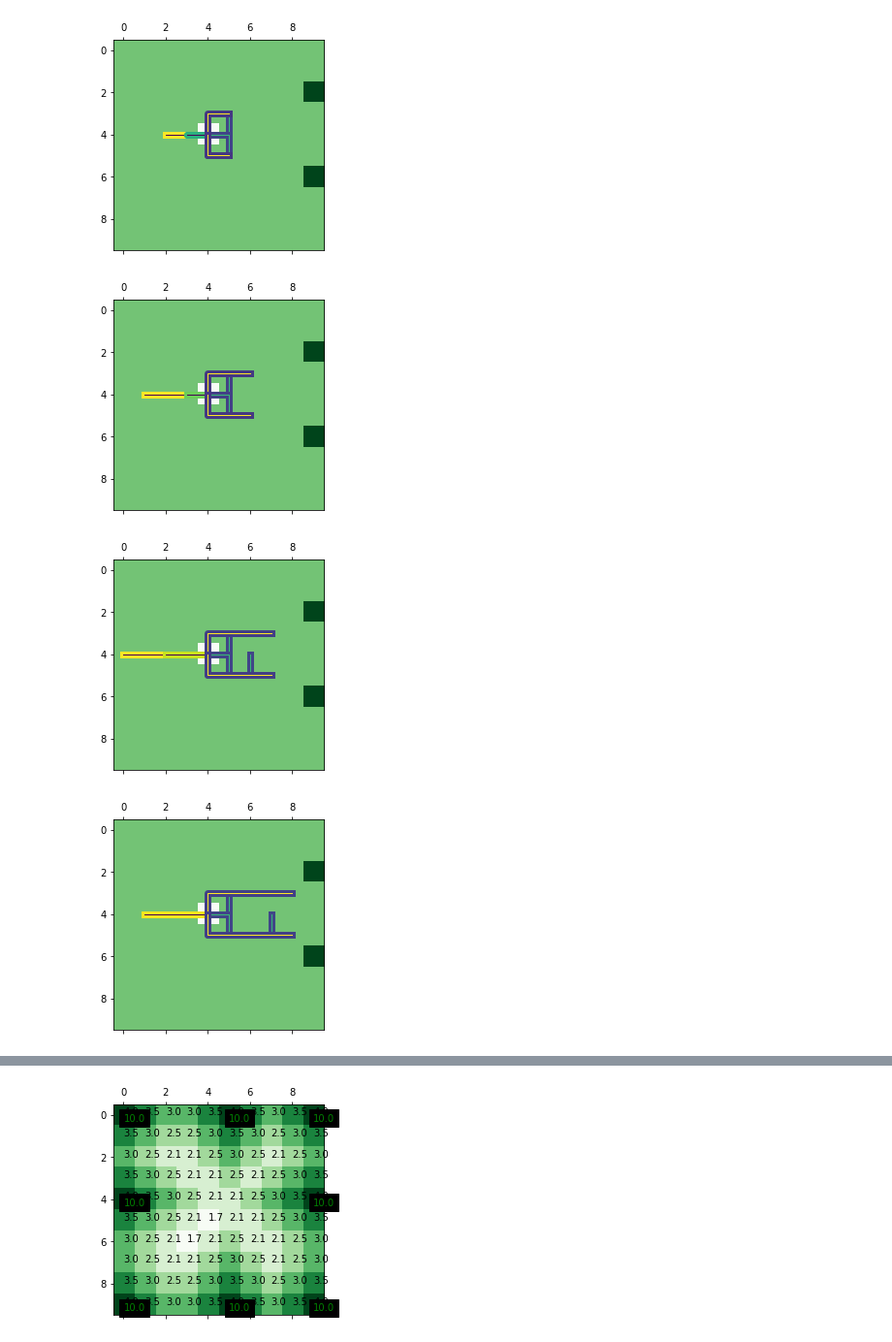
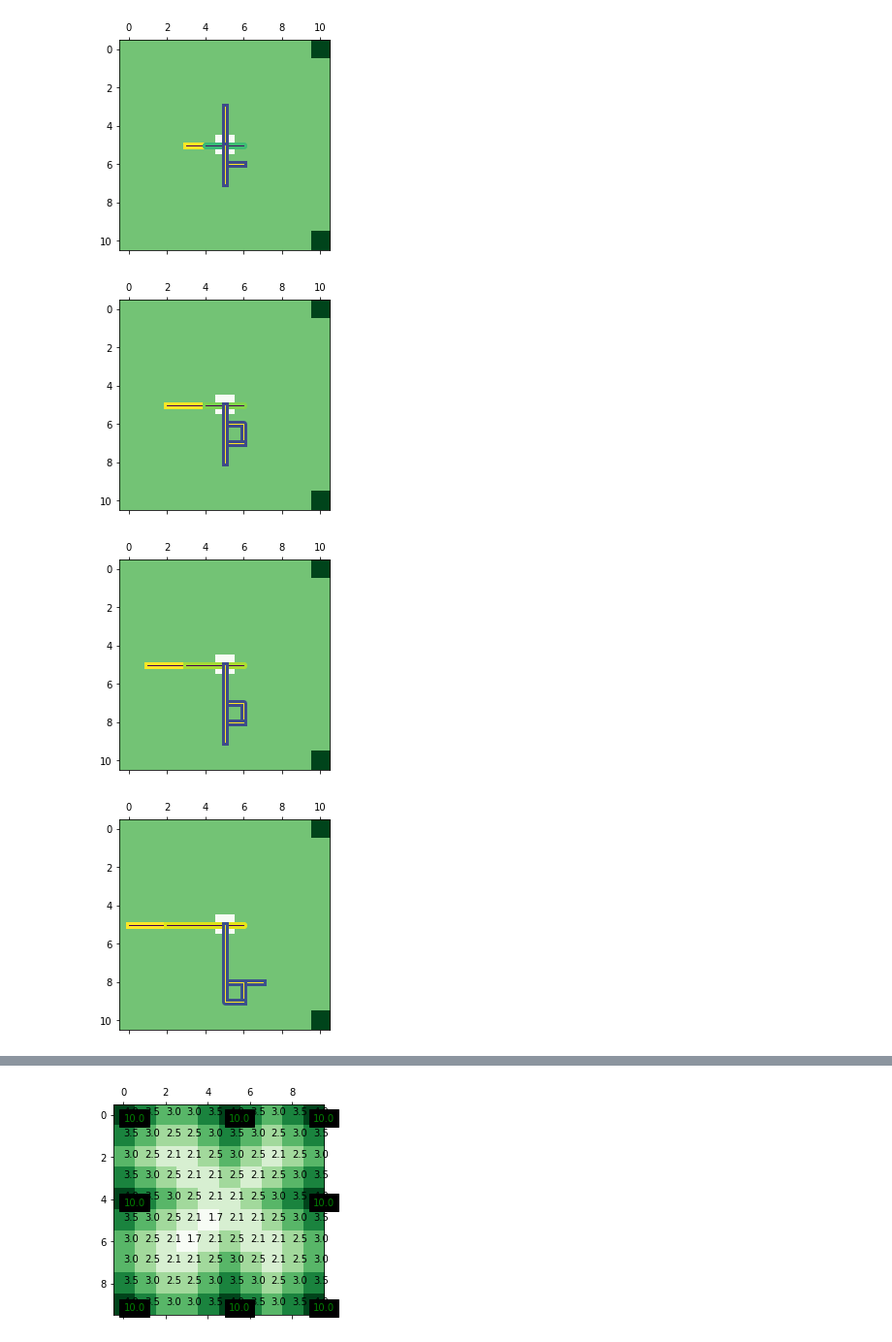
Before and after one commit to annieechen/communicative-models, a Jupyter notebook: notebooks/Example Actions.ipynb, the cells around one changed output, grey strips where cells are left out. Shown at 97% size. Drawn from its saved outputs; the diff is of its cells as text; code cells hidden in the pictures.

```diff
--- a/notebooks/Example Actions.ipynb
+++ b/notebooks/Example Actions.ipynb
@@ -54,6 +40,6 @@ print(a.mdp.values[0,18])
 # %%
 # Next, we create a map with the reward at the middle right, and display and write data
-a = GridWorldAgent(softmax=0.2,width=11, rewardValues={65:10})
+a = GridWorldAgent(softmax=0.25,width=11, rewardValues={(10,5):10})
 lengths = [1,2,3,4,5]
 for length in lengths:
     data = a.getLikelihoodAllPaths(length, display=True, topthree=True)
@@ -94,8 +69,8 @@ print(len(nonrep))
 # %%
 # Next, we create a map with the reward at the middle right, and display and write data
-a = GridWorldAgent(softmax=0.2,width=10, rewardValues={29:10, 69:10})
+a = GridWorldAgent(softmax=0.25,width=11, rewardValues={(10,0):10, (10,10):10})
 lengths = [1,2,3,4,5]
 for length in lengths:
     data = a.getLikelihoodAllPaths(length, display=True, topthree=True)
-    writeLikelihoodToFile(data, 'two_reward_len_'+str(length)+'.csv')
+    writeLikelihoodToFile(data, '11width_two_reward_len_'+str(length)+'.csv')
 # %% [output]
@@ -103,5 +78,5 @@ for length in lengths:
-[figure, old version]
+[figure, new version]
-[figure, old version]
+[figure, new version]
-[figure, old version]
+[figure, new version]
-[figure, old version]
+[figure, new version]
 # %%
```
Also changed, not shown: parts of 15 cells of this notebook.
